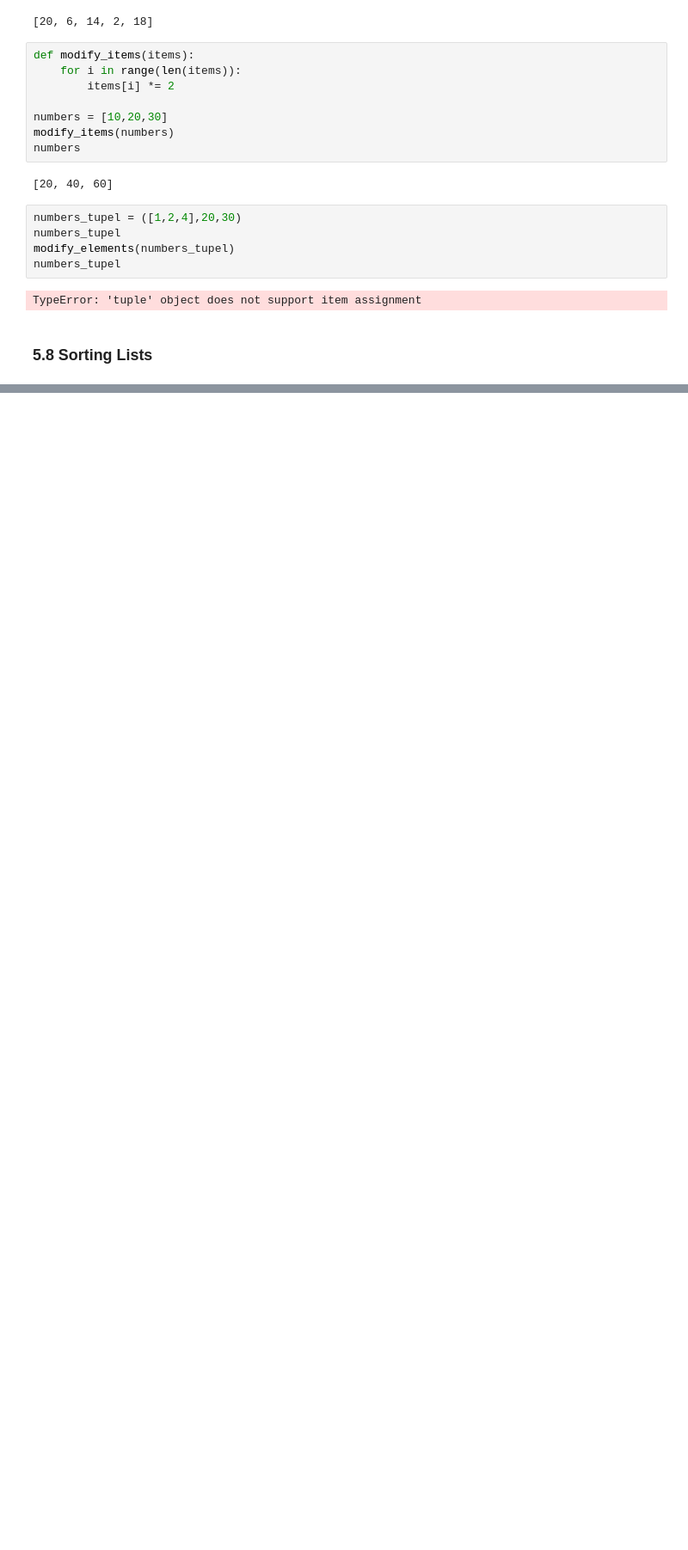
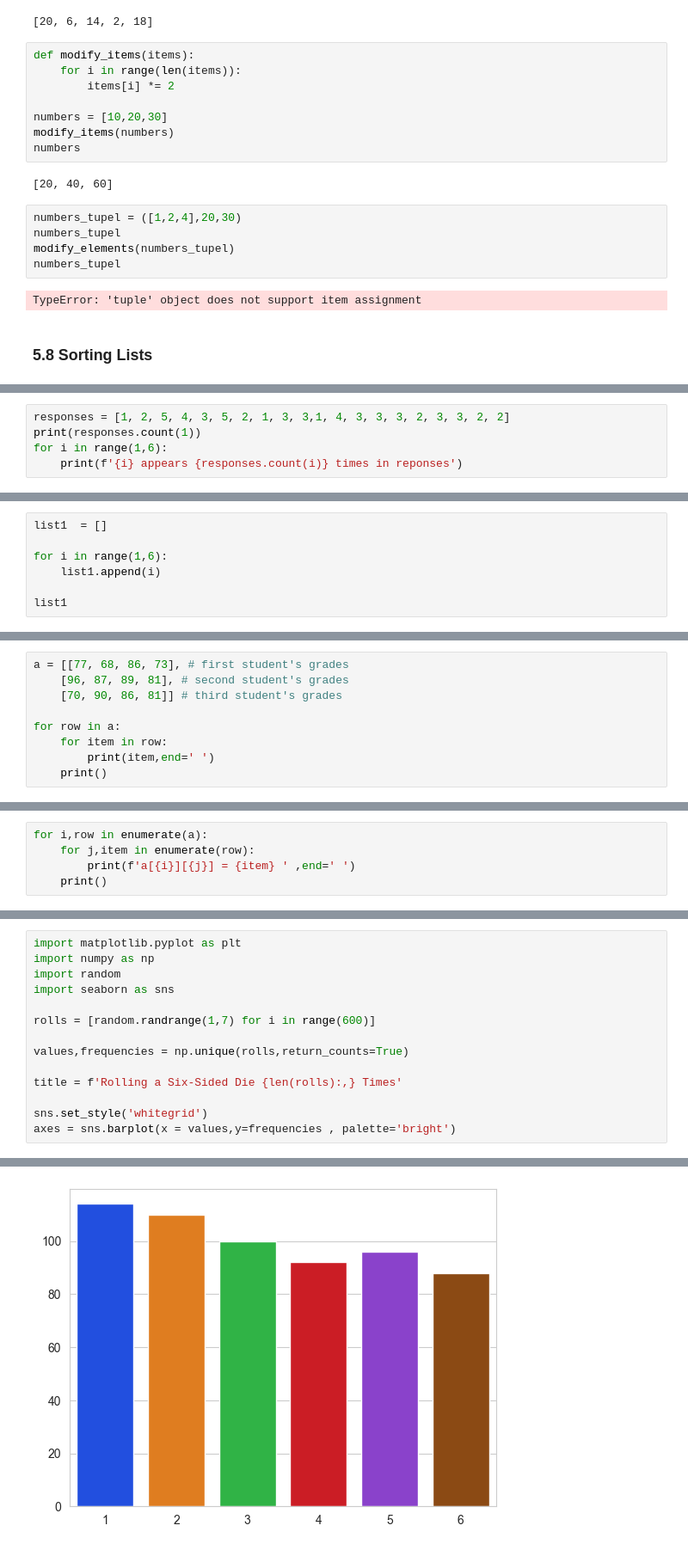
Before and after one commit to mohamedyounis94/IntroToPython, a Jupyter notebook: examples/ch05/EX.ipynb, the cells around one changed output, grey strips where cells are left out. Shown: that part at 86% size. Saved outputs shown, nothing was run; the diff lists cells and outputs as text; blank space fills up the shorter version.

```diff
--- a/examples/ch05/EX.ipynb
+++ b/examples/ch05/EX.ipynb
@@ -541,0 +661,5 @@ TypeError: 'tuple' object does not support item assignment
+# %%
+responses = [1, 2, 5, 4, 3, 5, 2, 1, 3, 3,1, 4, 3, 3, 3, 2, 3, 3, 2, 2]
+print(responses.count(1))
+for i in range(1,6):
+    print(f'{i} appears {responses.count(i)} times in reponses')
@@ -541,0 +720,7 @@ TypeError: 'tuple' object does not support item assignment
+# %%
+list1  = []
+
+for i in range(1,6):
+    list1.append(i)
+
+list1
@@ -541,0 +894,9 @@ TypeError: 'tuple' object does not support item assignment
+# %%
+a = [[77, 68, 86, 73], # first student's grades
+    [96, 87, 89, 81], # second student's grades
+    [70, 90, 86, 81]] # third student's grades
+
+for row in a:
+    for item in row:
+        print(item,end=' ')
+    print()
@@ -541,0 +907,5 @@ TypeError: 'tuple' object does not support item assignment
+# %%
+for i,row in enumerate(a):
+    for j,item in enumerate(row):
+        print(f'a[{i}][{j}] = {item} ' ,end=' ')
+    print()
@@ -541,0 +918,15 @@ TypeError: 'tuple' object does not support item assignment
+# %%
+import matplotlib.pyplot as plt
+import numpy as np
+import random
+import seaborn as sns
+
+rolls = [random.randrange(1,7) for i in range(600)]
+
+values,frequencies = np.unique(rolls,return_counts=True)
+
+title = f'Rolling a Six-Sided Die {len(rolls):,} Times'
+
+sns.set_style('whitegrid')
+axes = sns.barplot(x = values,y=frequencies , palette='bright')
+# %% [output]
@@ -541,0 +936 @@ TypeError: 'tuple' object does not support item assignment
+[figure, added]
```
Also changed, not shown: parts of 116 cells of this notebook, 2 other files.
